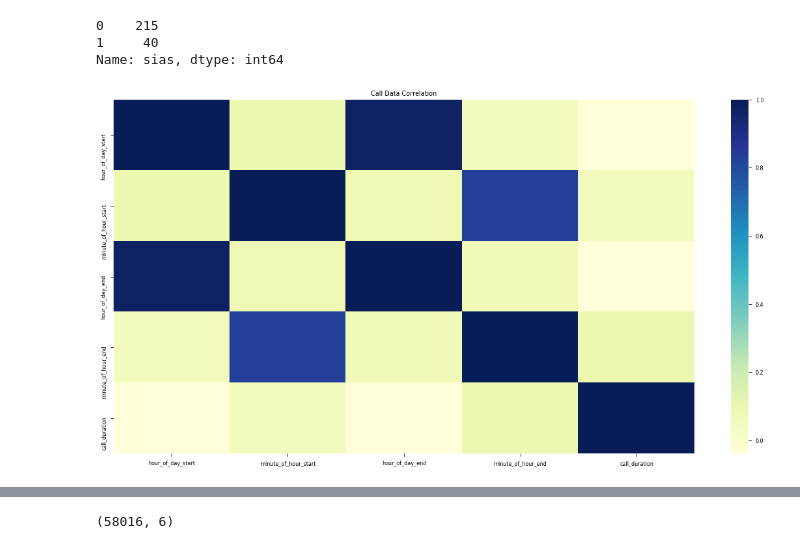
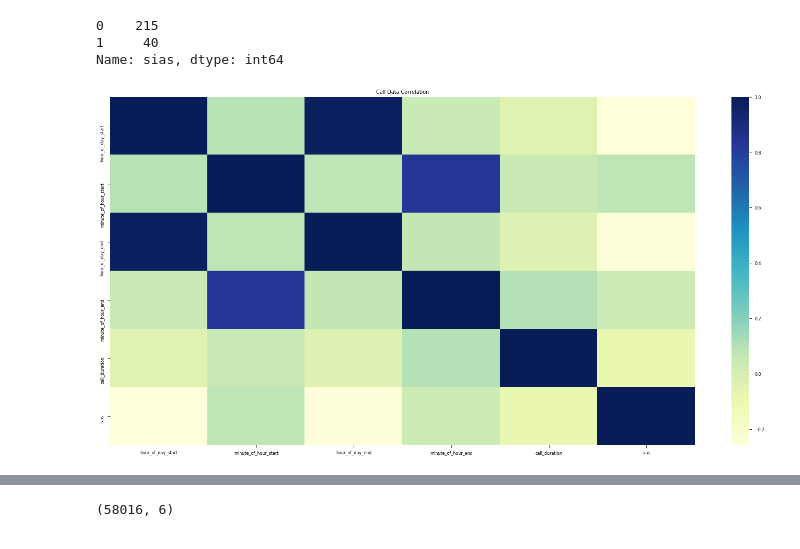
Before and after one commit to modelorona/level4dissertation, a Jupyter notebook: src/analysis/analysis.ipynb, the cells around one changed output, grey strips where cells are left out. Drawn from its saved outputs; the diff is of its cells as text; code cells hidden in the pictures.

```diff
--- a/src/analysis/analysis.ipynb
+++ b/src/analysis/analysis.ipynb
@@ -533,9 +548,9 @@ print(call_df['sias'].value_counts())
 1     40
 Name: sias, dtype: int64
 # %%
-graph_correlation('Call Data', call_df[call_df.columns[-6:]].drop(columns='sias'), save=True)
+graph_correlation('Call Data', call_df[call_df.columns[-6:]], save=True)
 # %% [output]
-[figure, old version]
+[figure, new version]
 # %%
 #
 sm = SMOTE()
```
Also changed, not shown: parts of 24 cells of this notebook.
